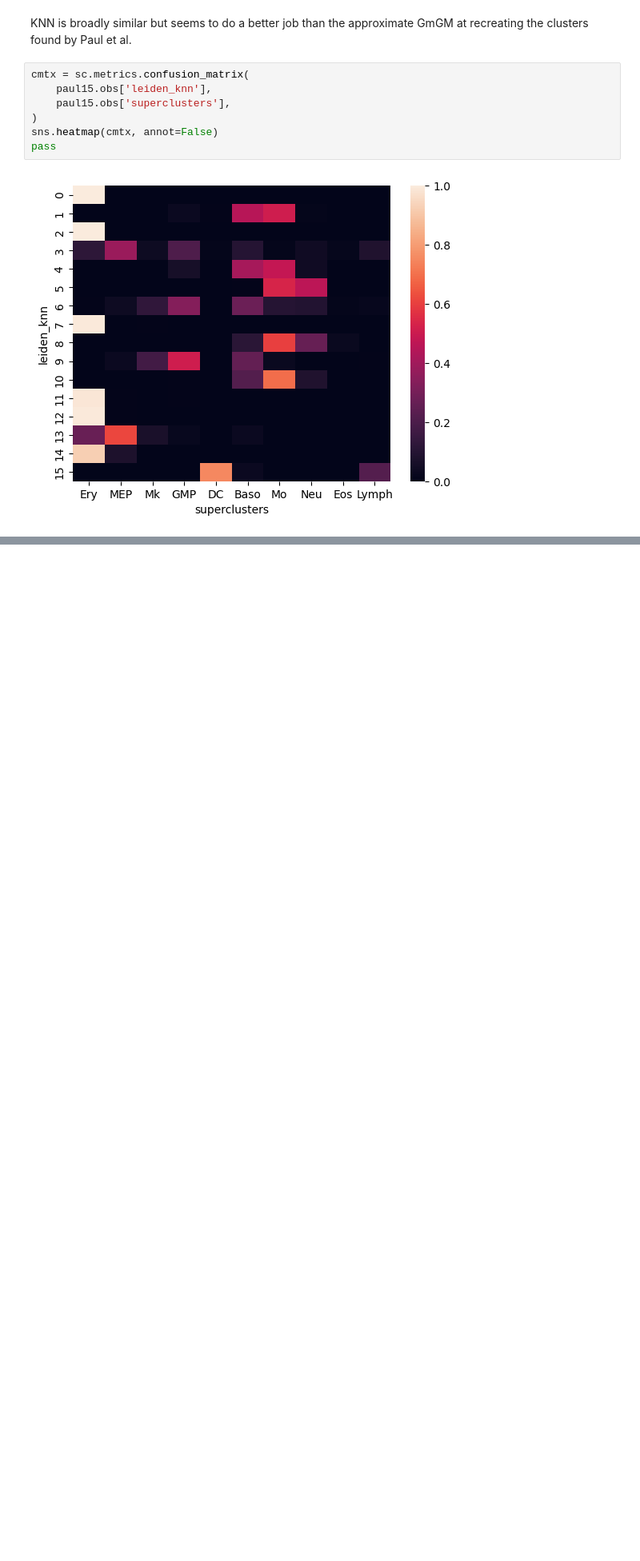
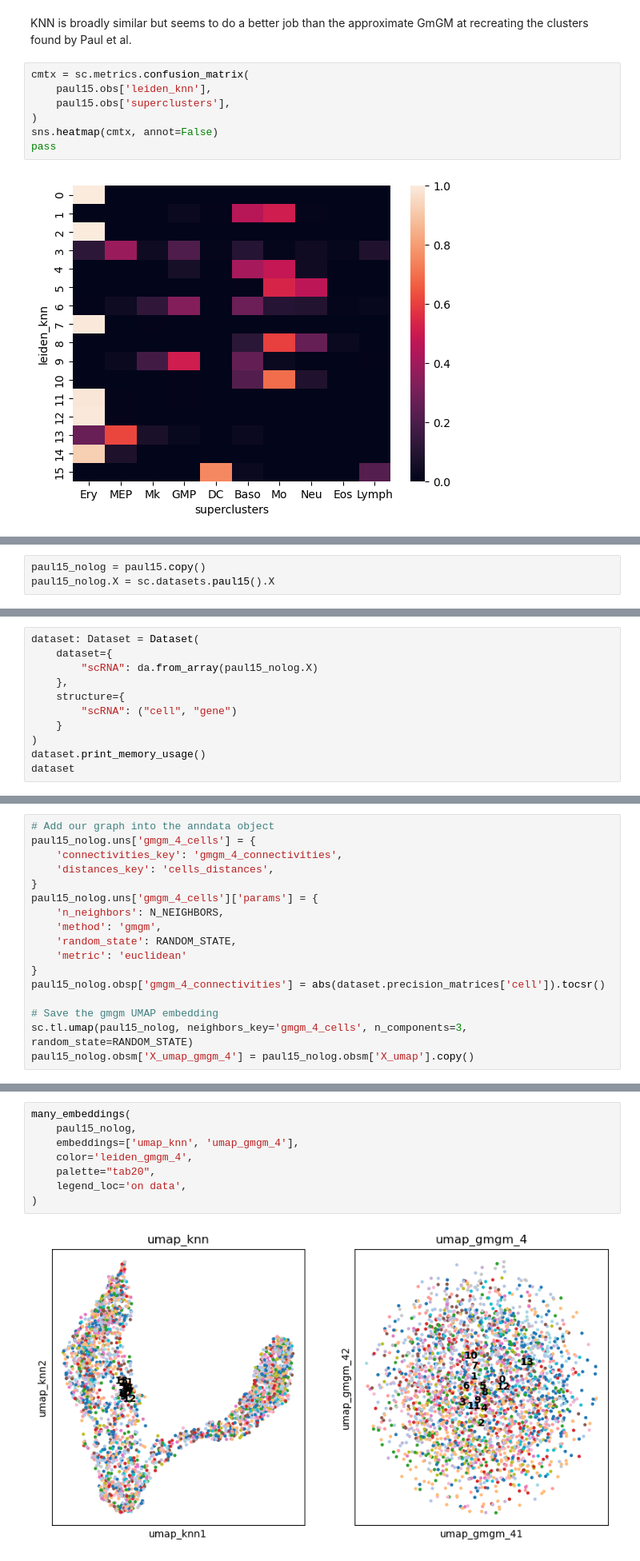
Before and after one commit to BaileyAndrew/GmGM-python, a Jupyter notebook: examples/example.ipynb, the cells around one changed output, grey strips where cells are left out. Shown at 80% size. Cells and saved outputs as stored; diff of their text form; blank space fills up the shorter version.

```diff
--- a/examples/example.ipynb
+++ b/examples/example.ipynb
@@ -335,0 +421,3 @@ pass
+# %%
+paul15_nolog = paul15.copy()
+paul15_nolog.X = sc.datasets.paul15().X
@@ -335,0 +426,11 @@ pass
+# %%
+dataset: Dataset = Dataset(
+    dataset={
+        "scRNA": da.from_array(paul15_nolog.X)
+    },
+    structure={
+        "scRNA": ("cell", "gene")
+    }
+)
+dataset.print_memory_usage()
+dataset
@@ -335,0 +469,17 @@ pass
+# %%
+# Add our graph into the anndata object
+paul15_nolog.uns['gmgm_4_cells'] = {
+    'connectivities_key': 'gmgm_4_connectivities',
+    'distances_key': 'cells_distances',
+}
+paul15_nolog.uns['gmgm_4_cells']['params'] = {
+    'n_neighbors': N_NEIGHBORS,
+    'method': 'gmgm',
+    'random_state': RANDOM_STATE,
+    'metric': 'euclidean'
+}
+paul15_nolog.obsp['gmgm_4_connectivities'] = abs(dataset.precision_matrices['cell']).tocsr()
+
+# Save the gmgm UMAP embedding
+sc.tl.umap(paul15_nolog, neighbors_key='gmgm_4_cells', n_components=3, random_state=RANDOM_STATE)
+paul15_nolog.obsm['X_umap_gmgm_4'] = paul15_nolog.obsm['X_umap'].copy()
@@ -335,0 +490,10 @@ pass
+# %%
+many_embeddings(
+    paul15_nolog,
+    embeddings=['umap_knn', 'umap_gmgm_4'],
+    color='leiden_gmgm_4',
+    palette="tab20",
+    legend_loc='on data',
+)
+# %% [output]
+[figure, added]
```
Also changed, not shown: parts of 14 cells of this notebook.
